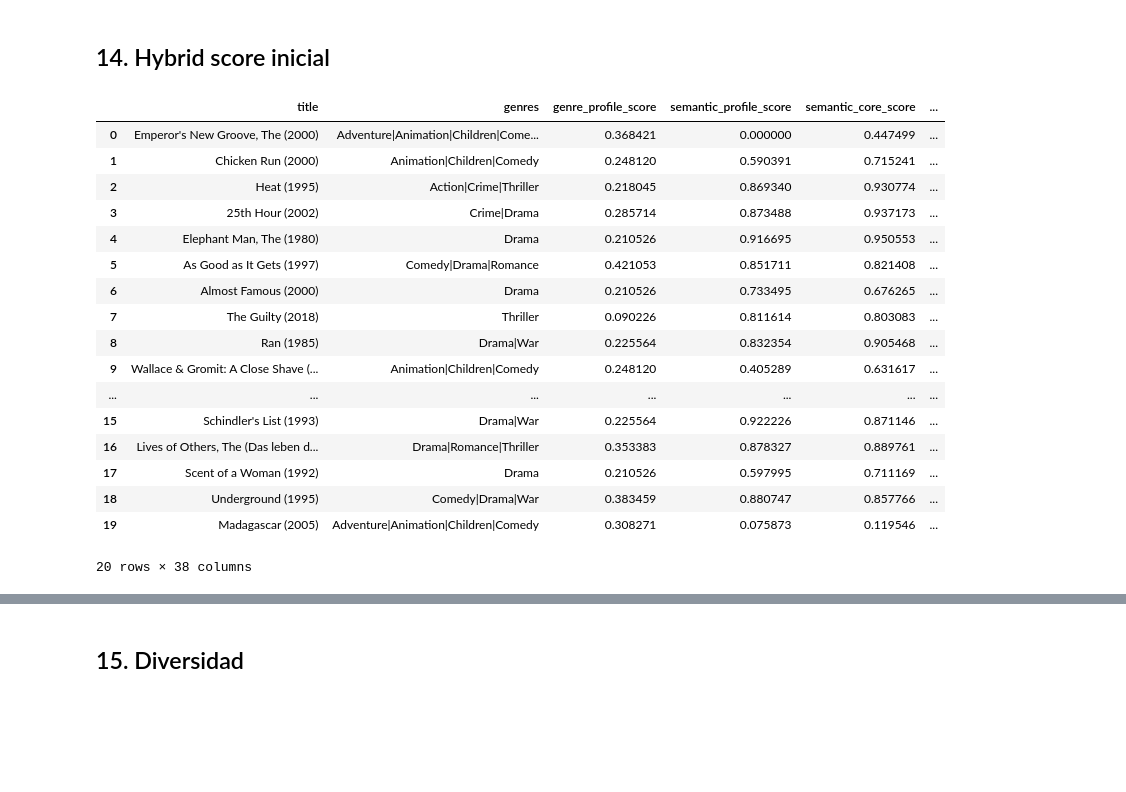
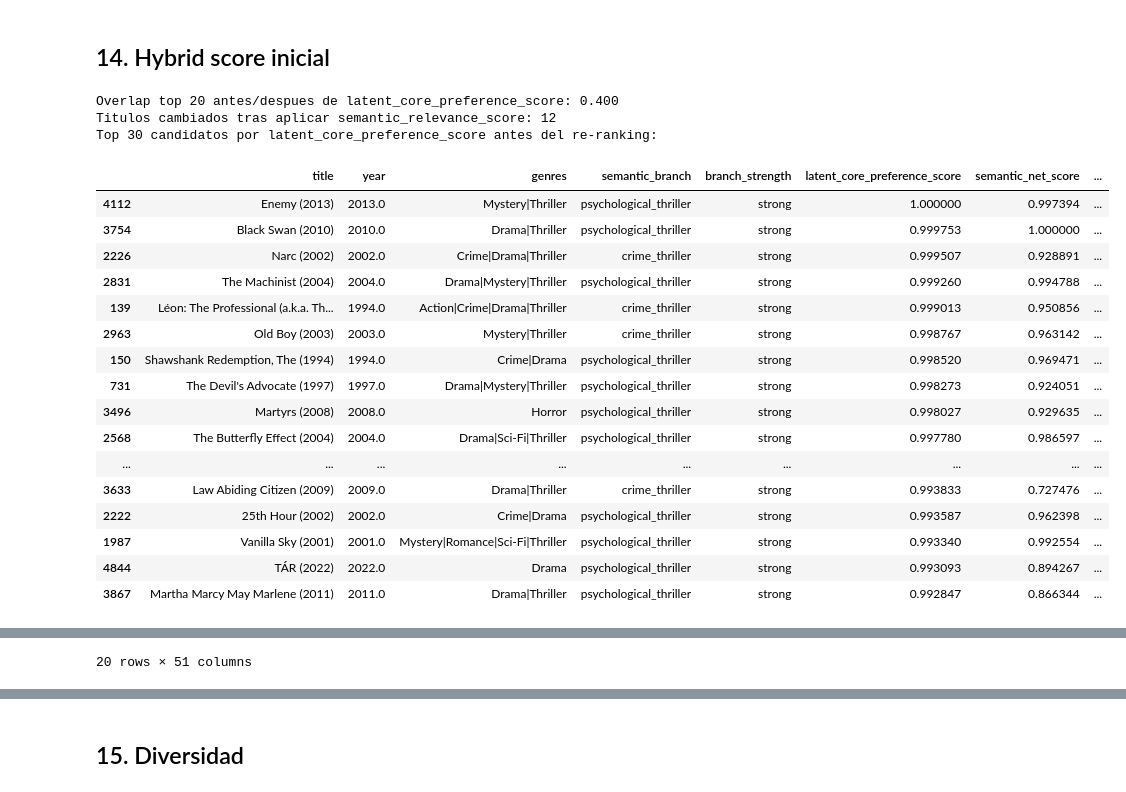
Before and after one commit to alexonazo/TFG, a Jupyter notebook: notebooks/08_recomendador_hibrido_final.ipynb, the cells around one changed output, grey strips where cells are left out. Drawn from its saved outputs; the diff is of its cells as text; code cells hidden in the pictures; blank space fills up the shorter version.

```diff
--- a/notebooks/08_recomendador_hibrido_final.ipynb
+++ b/notebooks/08_recomendador_hibrido_final.ipynb
@@ -2422,7 +3000,34 @@ Configuración activa de pesos: adaptive
 ## 14. Hybrid score inicial
 # %%
 weights = adaptive_weights if ACTIVE_WEIGHT_CONFIG == "adaptive" else WEIGHT_CONFIGS[ACTIVE_WEIGHT_CONFIG]
+
+pre_latent_hybrid_input = candidates_scored.drop(columns=["semantic_relevance_score", "negative_semantic_relevance_score"], errors="ignore")
+pre_latent_hybrid_scored = compute_hybrid_score(pre_latent_hybrid_input, weights).sort_values("hybrid_score", ascending=False).reset_index(drop=True)
+pre_latent_top20_titles = set(pre_latent_hybrid_scored.head(20)["title"].astype(str))
+
 candidates_scored = compute_hybrid_score(candidates_scored, weights)
+post_latent_hybrid_top20 = candidates_scored.sort_values("hybrid_score", ascending=False).head(20).copy()
+post_latent_top20_titles = set(post_latent_hybrid_top20["title"].astype(str))
+latent_ranking_overlap_top20 = len(pre_latent_top20_titles & post_latent_top20_titles) / 20 if pre_latent_top20_titles else np.nan
+n_titles_changed_after_latent = 20 - len(pre_latent_top20_titles & post_latent_top20_titles) if pre_latent_top20_titles else np.nan
+print(f"Overlap top 20 antes/despues de latent_core_preference_score: {latent_ranking_overlap_top20:.3f}")
+print(f"Titulos cambiados tras aplicar semantic_relevance_score: {n_titles_changed_after_latent}")
+if pd.notna(latent_ranking_overlap_top20) and latent_ranking_overlap_top20 > 0.85:
+    warnings.warn("La senal latent_core_preference_score apenas esta modificando el ranking base.")
+if {"latent_core_preference_score", "semantic_relevance_score", "semantic_net_score"}.issubset(candidates_scored.columns):
+    relevance_delta = (candidates_scored["semantic_relevance_score"].fillna(0.0) - candidates_scored["semantic_net_score"].fillna(0.0)).abs().mean()
+    if relevance_delta < 1e-6:
+        warnings.warn("semantic_relevance_score no cambia respecto a semantic_net_score pese a existir latent_core_preference_score.")
+
+print("Top 30 candidatos por latent_core_preference_score antes del re-ranking:")
+if "latent_core_preference_score" in candidates_scored.columns:
+    display(candidates_scored.sort_values("latent_core_preference_score", ascending=False)[[
+        "title", "year", "genres", "semantic_branch", "branch_strength",
+        "latent_core_preference_score", "semantic_net_score", "semantic_relevance_score",
+        "nearest_core_anchor_movies"
+    ]].head(30))
+print("Top 20 por hybrid_score tras semantic_relevance_score y antes del re-ranking:")
+display(post_latent_hybrid_top20[["title", "year", "genres", "hybrid_score", "semantic_relevance_score", "dominant_signal"]])
 
 candidates_scored = candidates_scored.sort_values("hybrid_score", ascending=False).reset_index(drop=True)
 candidates_scored["hybrid_rank_raw"] = np.arange(1, len(candidates_scored) + 1)
@@ -2439,53 +3044,68 @@ AUDIT_COLUMNS = [
     "semantic_relevance_score",
     "negative_latent_similarity_score",
     "latent_core_similarity_score",
+    "latent_core_preference_score",
+    "nearest_core_anchor_movies",
+    "semantic_branch",
+    "branch_strength",
+    "branch_share",
+    "n_negative_anchors_used",
+    "n_core_anchors_used",
+    "nearest_negative_movies_latent",
+    "latent_core_preference_raw",
+    "negative_latent_preference_score",
+    "branch_prototype_similarity",
+    "topk_anchor_similarity",
+    "positive_centroid_similarity",
     "negative_genre_score",
     "negative_semantic_score",
     "semantic_negative_beta",
     "item_item_collab_score",
     "item_item_negative_collab_score",
     "rating_score",
     "popularity_score",
     "allow_temporal_outlier",
     "is_temporal_outlier",
     "temporal_distance_from_profile",
     "temporal_mismatch_penalty",
     "year_affinity_score",
     "contrib_genre",
     "contrib_semantic",
     "contrib_collab",
     "contrib_rating",
     "contrib_popularity",
     "contrib_year_affinity",
     "penalty_negative_genre",
     "penalty_negative_semantic",
     "penalty_negative_collab",
     "penalty_temporal_mismatch",
     "dominant_signal",
     "semantic_explanation_terms",
     "core_semantic_explanation_terms",
     "core_negative_semantic_terms",
     "hybrid_score",
 ]
 
 display(candidates_scored[AUDIT_COLUMNS].head(20))
 display(candidates_scored.head(50)["dominant_signal"].value_counts())
 # %% [output]
+Overlap top 20 antes/despues de latent_core_preference_score: 0.400
+Titulos cambiados tras aplicar semantic_relevance_score: 12
+Top 30 candidatos por latent_core_preference_score antes del re-ranking:
-|  | title | genres | genre_profile_score | semantic_profile_score | semantic_core_score | ... |
-| 0 | Emperor's New Groove, The (2000) | Adventure|Animation|Children|Come... | 0.368421 | 0.000000 | 0.447499 | ... |
-| 1 | Chicken Run (2000) | Animation|Children|Comedy | 0.248120 | 0.590391 | 0.715241 | ... |
-| 2 | Heat (1995) | Action|Crime|Thriller | 0.218045 | 0.869340 | 0.930774 | ... |
-| 3 | 25th Hour (2002) | Crime|Drama | 0.285714 | 0.873488 | 0.937173 | ... |
-| 4 | Elephant Man, The (1980) | Drama | 0.210526 | 0.916695 | 0.950553 | ... |
-| 5 | As Good as It Gets (1997) | Comedy|Drama|Romance | 0.421053 | 0.851711 | 0.821408 | ... |
-| 6 | Almost Famous (2000) | Drama | 0.210526 | 0.733495 | 0.676265 | ... |
-| 7 | The Guilty (2018) | Thriller | 0.090226 | 0.811614 | 0.803083 | ... |
-| 8 | Ran (1985) | Drama|War | 0.225564 | 0.832354 | 0.905468 | ... |
-| 9 | Wallace & Gromit: A Close Shave (... | Animation|Children|Comedy | 0.248120 | 0.405289 | 0.631617 | ... |
-| ... | ... | ... | ... | ... | ... | ... |
-| 15 | Schindler's List (1993) | Drama|War | 0.225564 | 0.922226 | 0.871146 | ... |
-| 16 | Lives of Others, The (Das leben d... | Drama|Romance|Thriller | 0.353383 | 0.878327 | 0.889761 | ... |
-| 17 | Scent of a Woman (1992) | Drama | 0.210526 | 0.597995 | 0.711169 | ... |
-| 18 | Underground (1995) | Comedy|Drama|War | 0.383459 | 0.880747 | 0.857766 | ... |
-| 19 | Madagascar (2005) | Adventure|Animation|Children|Comedy | 0.308271 | 0.075873 | 0.119546 | ... |
+|  | title | year | genres | semantic_branch | branch_strength | latent_core_preference_score | semantic_net_score | ... |
+| 4112 | Enemy (2013) | 2013.0 | Mystery|Thriller | psychological_thriller | strong | 1.000000 | 0.997394 | ... |
+| 3754 | Black Swan (2010) | 2010.0 | Drama|Thriller | psychological_thriller | strong | 0.999753 | 1.000000 | ... |
+| 2226 | Narc (2002) | 2002.0 | Crime|Drama|Thriller | crime_thriller | strong | 0.999507 | 0.928891 | ... |
+| 2831 | The Machinist (2004) | 2004.0 | Drama|Mystery|Thriller | psychological_thriller | strong | 0.999260 | 0.994788 | ... |
+| 139 | Léon: The Professional (a.k.a. Th... | 1994.0 | Action|Crime|Drama|Thriller | crime_thriller | strong | 0.999013 | 0.950856 | ... |
+| 2963 | Old Boy (2003) | 2003.0 | Mystery|Thriller | crime_thriller | strong | 0.998767 | 0.963142 | ... |
+| 150 | Shawshank Redemption, The (1994) | 1994.0 | Crime|Drama | psychological_thriller | strong | 0.998520 | 0.969471 | ... |
+| 731 | The Devil's Advocate (1997) | 1997.0 | Drama|Mystery|Thriller | psychological_thriller | strong | 0.998273 | 0.924051 | ... |
+| 3496 | Martyrs (2008) | 2008.0 | Horror | psychological_thriller | strong | 0.998027 | 0.929635 | ... |
+| 2568 | The Butterfly Effect (2004) | 2004.0 | Drama|Sci-Fi|Thriller | psychological_thriller | strong | 0.997780 | 0.986597 | ... |
+| ... | ... | ... | ... | ... | ... | ... | ... | ... |
+| 3633 | Law Abiding Citizen (2009) | 2009.0 | Drama|Thriller | crime_thriller | strong | 0.993833 | 0.727476 | ... |
+| 2222 | 25th Hour (2002) | 2002.0 | Crime|Drama | psychological_thriller | strong | 0.993587 | 0.962398 | ... |
+| 1987 | Vanilla Sky (2001) | 2001.0 | Mystery|Romance|Sci-Fi|Thriller | psychological_thriller | strong | 0.993340 | 0.992554 | ... |
+| 4844 | TÁR (2022) | 2022.0 | Drama | psychological_thriller | strong | 0.993093 | 0.894267 | ... |
+| 3867 | Martha Marcy May Marlene (2011) | 2011.0 | Drama|Thriller | psychological_thriller | strong | 0.992847 | 0.866344 | ... |
-20 rows × 38 columns
@@ -2495,0 +3147 @@ Name: count, dtype: int64
+20 rows × 51 columns
```
Also changed, not shown: parts of 9 cells of this notebook.
